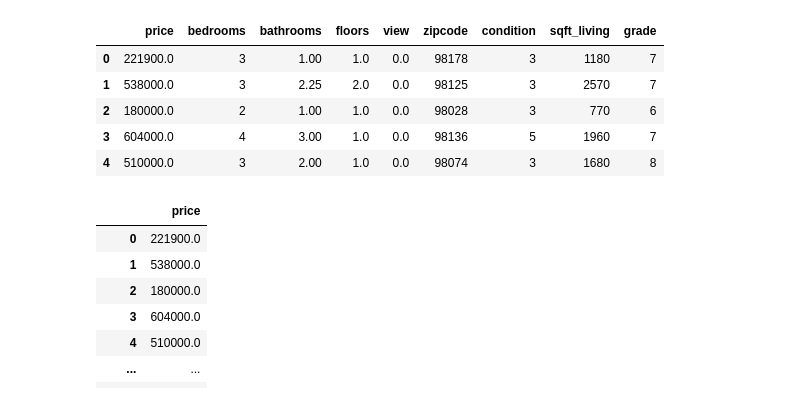
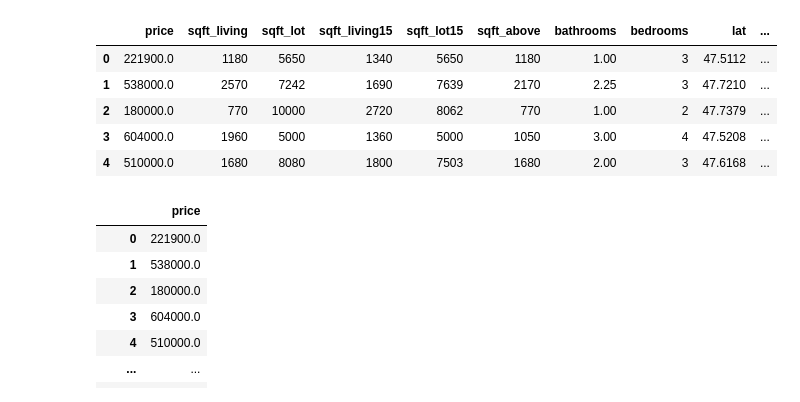
Before and after one commit to john-c-simmons/bsc-phase-two-project, a Jupyter notebook: notebooks/exploratory/charlie/charliesnotebook.ipynb, the cells around one changed output. Drawn from its saved outputs; the diff is of its cells as text; code cells hidden in the pictures.

```diff
--- a/notebooks/exploratory/charlie/charliesnotebook.ipynb
+++ b/notebooks/exploratory/charlie/charliesnotebook.ipynb
@@ -27,3 +15,10 @@ df.head()
+# %%
+# import n cleaning data
+df = pd.read_csv('../../../data/kc_house_data.csv')
+df = df.replace('?', np.nan)
+df.sqft_basement = df.sqft_basement.replace('?', np.nan)
+df.sqft_basement = df.sqft_basement.astype(float)
+df = df.replace(np.nan, '0')
 # %%
 #Cleaning data
 df_nodate = df.drop(['date', 'sqft_basement', 'zipcode'], axis=1)
@@ -38,14 +33,19 @@ df_nodate.head()
+# %%
+#Cleanin
+df['waterfront']=df['waterfront'].fillna(0)
+df['view']=df['view'].fillna(0)
+df['yr_renovated']=df['yr_renovated'].fillna(0)
 # %%
 #Cleaning
-df_2 = df.loc[:,['price','bedrooms','bathrooms','floors','view','zipcode', 'condition','sqft_living','grade']]
+df_2 = df.loc[:,['price','sqft_living', 'sqft_lot', 'sqft_living15', 'sqft_lot15', 'sqft_above', 'bathrooms', 'bedrooms',  'lat', 'long', 'zipcode', 'grade', 'yr_built', 'condition', 'grade']]
 df_2.head()
 # %% [output]
-|  | price | bedrooms | bathrooms | floors | view | zipcode | condition | sqft_living | grade |
-| 0 | 221900.0 | 3 | 1.00 | 1.0 | 0.0 | 98178 | 3 | 1180 | 7 |
-| 1 | 538000.0 | 3 | 2.25 | 2.0 | 0.0 | 98125 | 3 | 2570 | 7 |
-| 2 | 180000.0 | 2 | 1.00 | 1.0 | 0.0 | 98028 | 3 | 770 | 6 |
-| 3 | 604000.0 | 4 | 3.00 | 1.0 | 0.0 | 98136 | 5 | 1960 | 7 |
-| 4 | 510000.0 | 3 | 2.00 | 1.0 | 0.0 | 98074 | 3 | 1680 | 8 |
+|  | price | sqft_living | sqft_lot | sqft_living15 | sqft_lot15 | sqft_above | bathrooms | bedrooms | lat | ... |
+| 0 | 221900.0 | 1180 | 5650 | 1340 | 5650 | 1180 | 1.00 | 3 | 47.5112 | ... |
+| 1 | 538000.0 | 2570 | 7242 | 1690 | 7639 | 2170 | 2.25 | 3 | 47.7210 | ... |
+| 2 | 180000.0 | 770 | 10000 | 2720 | 8062 | 770 | 1.00 | 2 | 47.7379 | ... |
+| 3 | 604000.0 | 1960 | 5000 | 1360 | 5000 | 1050 | 3.00 | 4 | 47.5208 | ... |
+| 4 | 510000.0 | 1680 | 8080 | 1800 | 7503 | 1680 | 2.00 | 3 | 47.6168 | ... |
 # %%
 #Cleaning and dropping NA
 df_3 = df.loc[:,['price']]
```
Also changed, not shown: parts of 30 cells of this notebook.
